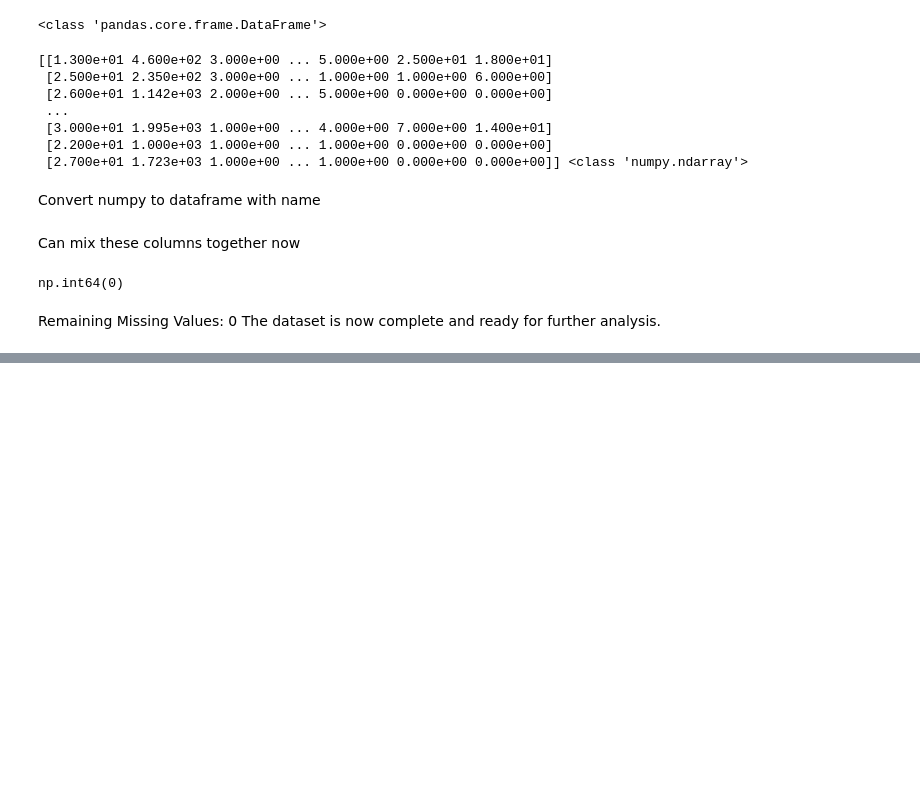
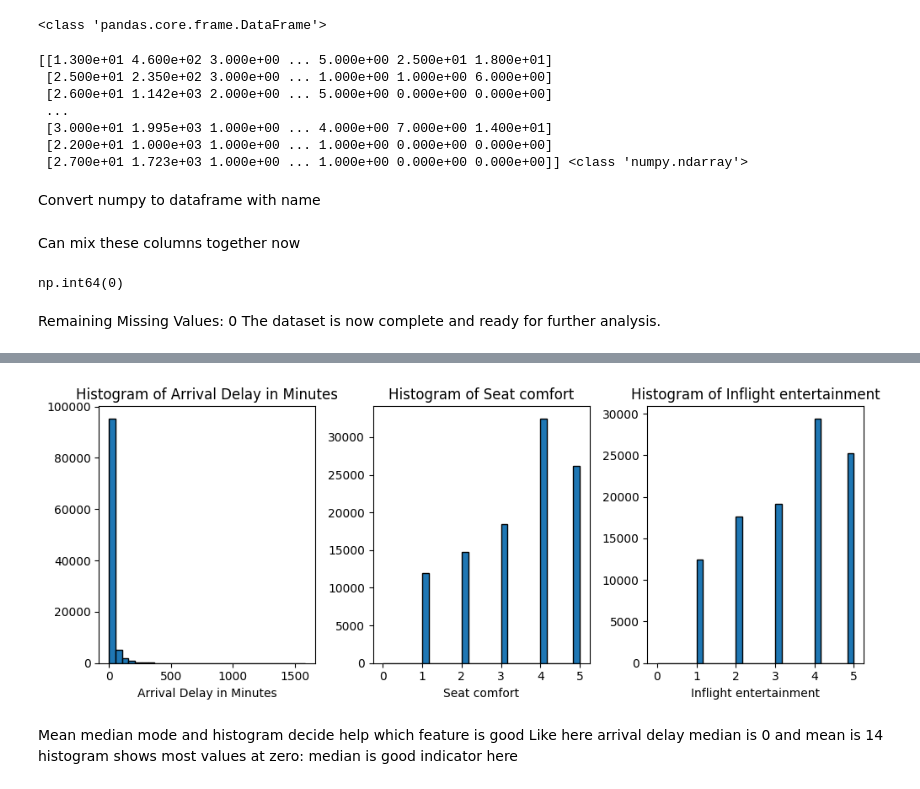
Before and after one commit to 1500-Shubham/Stockholm_University, a Jupyter notebook: DS/GoogleColabNotebooks/Lab1.ipynb, the cells around one changed output, grey strips where cells are left out. Drawn from its saved outputs; the diff is of its cells as text; code cells hidden in the pictures; blank space fills up the shorter version.

```diff
--- a/DS/GoogleColabNotebooks/Lab1.ipynb
+++ b/DS/GoogleColabNotebooks/Lab1.ipynb
@@ -189,6 +189,10 @@ df_after_imputation = pd.concat([num_df,cat_df],axis=1)
 df_after_imputation.isnull().sum().sum()
 # %% [output]
 np.int64(0)
+# %%
+# adding target column too
+df_after_imputation['target'] = df['target']
+df_after_imputation.head()
 # %% [markdown]
 Remaining Missing Values: 0
 The dataset is now complete and ready for further analysis.
@@ -194,0 +203,8 @@ The dataset is now complete and ready for further analysis.
+# %%
+# Choose 3 features to analyze
+selected_features = ["Arrival Delay in Minutes", "Seat comfort", "Inflight entertainment"]
+
+for item in selected_features:
+  print("Means",df_after_imputation[item].mean())
+  print("Median",df_after_imputation[item].median())
+  print("Mode",df_after_imputation[item].mode()[0])
@@ -194,0 +229,16 @@ The dataset is now complete and ready for further analysis.
+# %%
+# Set up histogram plotting
+plt.figure(figsize=(10, 4))
+for i,item in enumerate(selected_features,1):
+  plt.subplot(1,3,i) # this is the position of that subplot
+  plt.hist(df_after_imputation[item], bins=30, edgecolor='k')
+  # bins=3 → divide the data range (1–6) into 3 equal-width intervals:
+  plt.title(f'Histogram of {item}')
+  plt.xlabel(item)
+plt.tight_layout()
+plt.show()
+# %% [output]
+[figure, added]
+# %% [markdown]
+Mean median mode and histogram decide help which feature is good
+Like here arrival delay median is 0 and mean is 14 histogram shows most values at zero: median is good indicator here
```
Also changed, not shown: parts of 34 cells of this notebook.
